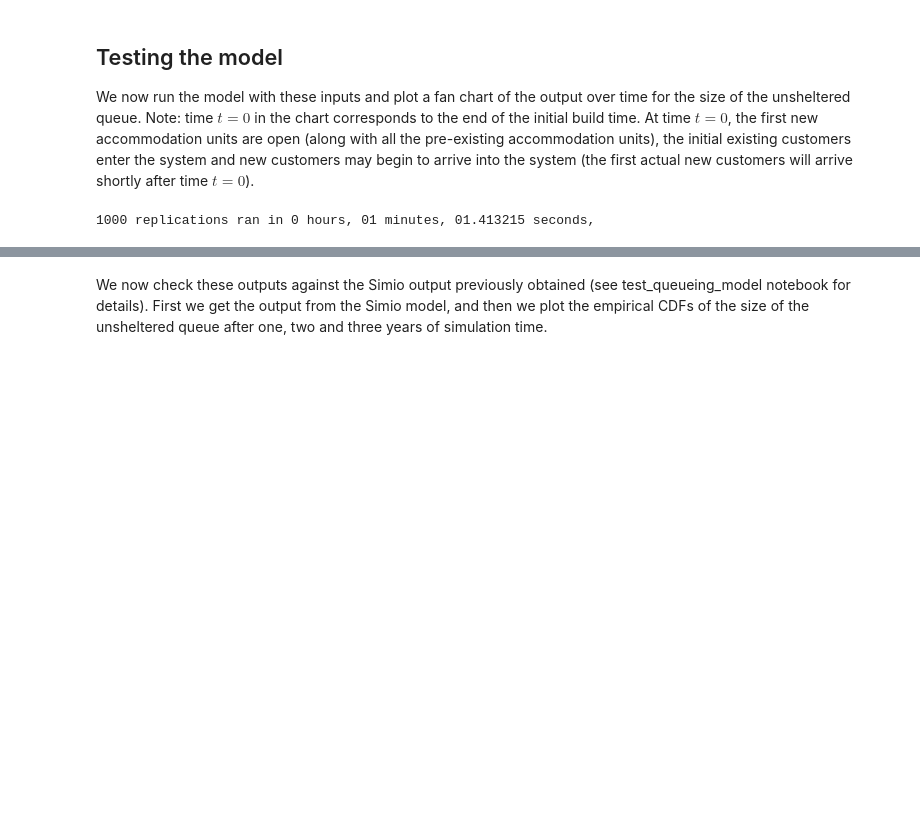
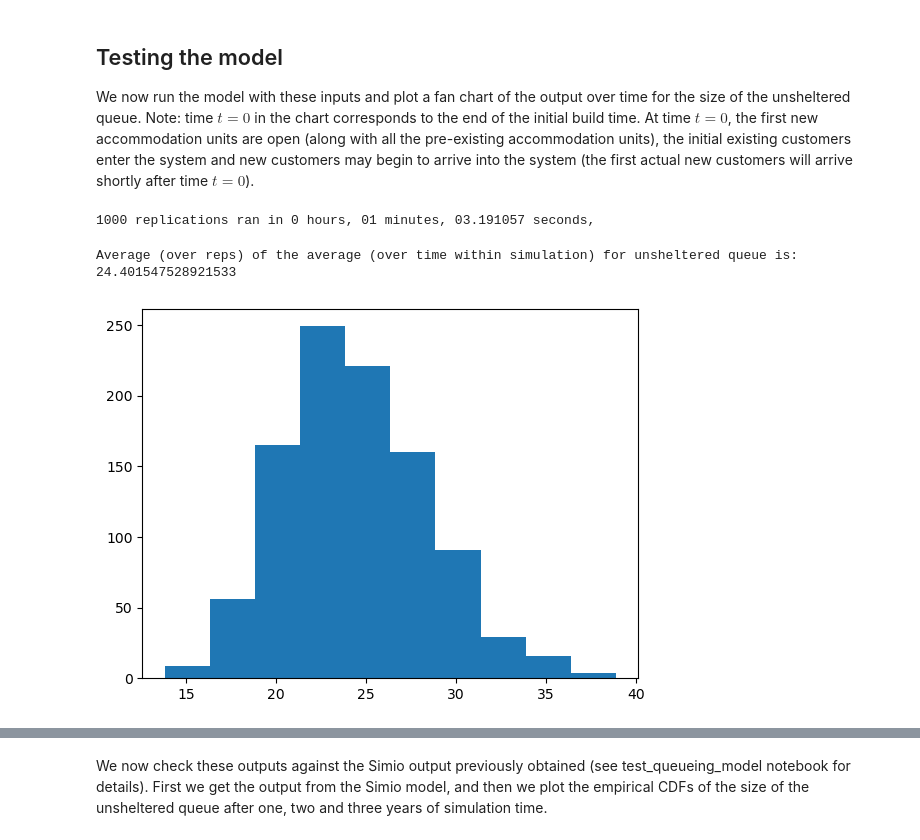
Before and after one commit to grahamburgess3/homeless_services, a Jupyter notebook: test_simulation_model.ipynb, the cells around one changed output, grey strips where cells are left out. Cells and saved outputs as stored; diff of their text form; code cells hidden in the pictures; blank space fills up the shorter version.

Commit message:
calculate avg queue size within replication

```diff
--- a/test_simulation_model.ipynb
+++ b/test_simulation_model.ipynb
@@ -86,6 +85,12 @@ output, timetaken = sim.simulate(end_of_simulation,
                       initial_build_time)
 # %%
-print(str(number_reps) + ' replications ran in ' + str(timetaken).split(':')[0] + ' hours, ' + str(timetaken).split(':')[1] + ' minutes, ' + str(timetaken).split(':')[2] + ' seconds, ')
+print(str(number_reps) + ' replications ran in ' + str(output['time_taken']).split(':')[0] + ' hours, ' + str(output['time_taken']).split(':')[1] + ' minutes, ' + str(output['time_taken']).split(':')[2] + ' seconds, ')
 # %% [output]
-1000 replications ran in 0 hours, 01 minutes, 01.413215 seconds,
+1000 replications ran in 0 hours, 01 minutes, 03.191057 seconds,
+# %%
+print('Average (over reps) of the average (over time within simulation) for unsheltered queue is: ' + str(sum(output['unsheltered_q_avg'])/number_reps))
+plot = sim.plot_hist(output['unsheltered_q_avg'], 10)
+# %% [output]
+Average (over reps) of the average (over time within simulation) for unsheltered queue is: 24.401547528921533
+[figure, added]
 # %%
```
Also changed, not shown: parts of 5 cells of this notebook, 1 other file.
